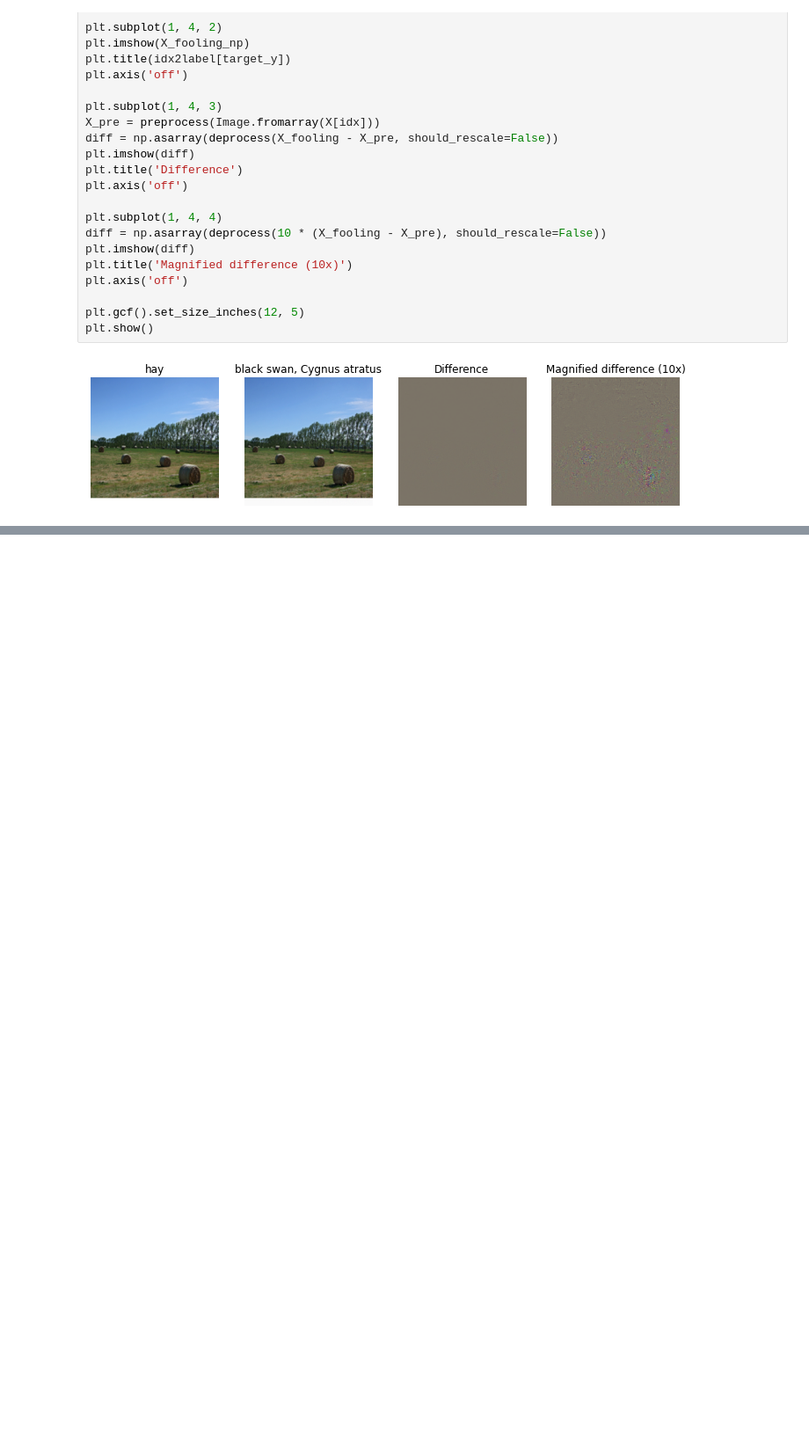
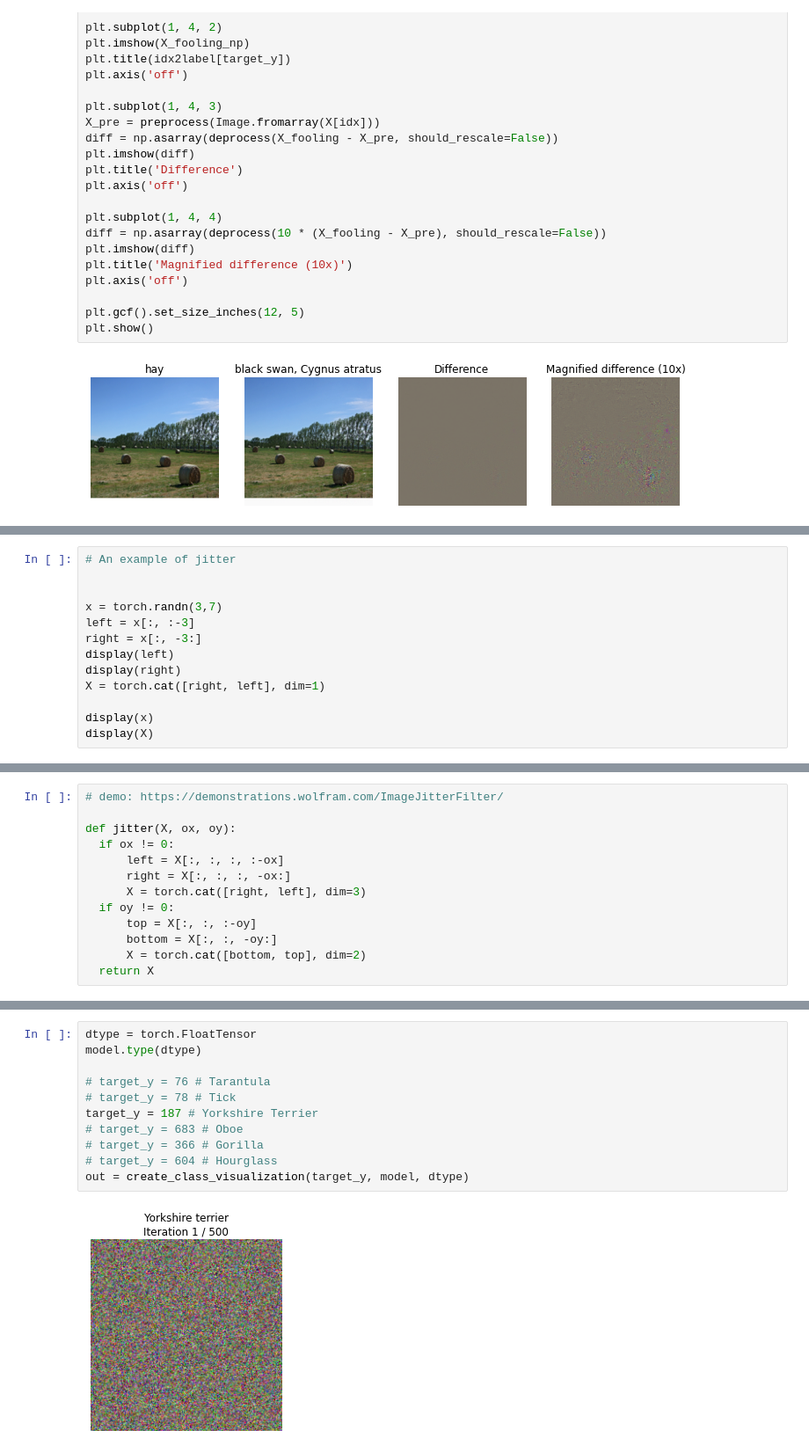
Before and after one commit to aiarjun/CNN-Explainer, a Jupyter notebook: visualizer.ipynb, the cells around one changed output, grey strips where cells are left out. Shown at 88% size. Drawn from its saved outputs; the diff is of its cells as text; blank space fills up the shorter version.

```diff
--- a/visualizer.ipynb
+++ b/visualizer.ipynb
@@ -179,0 +201,13 @@ plt.show()
+# %%
+# An example of jitter
+
+
+x = torch.randn(3,7)
+left = x[:, :-3]
+right = x[:, -3:]
+display(left)
+display(right)
+X = torch.cat([right, left], dim=1)
+
+display(x)
+display(X)
@@ -179,0 +227,13 @@ plt.show()
+# %%
+# demo: https://demonstrations.wolfram.com/ImageJitterFilter/
+
+def jitter(X, ox, oy):
+  if ox != 0:
+      left = X[:, :, :, :-ox]
+      right = X[:, :, :, -ox:]
+      X = torch.cat([right, left], dim=3)
+  if oy != 0:
+      top = X[:, :, :-oy]
+      bottom = X[:, :, -oy:]
+      X = torch.cat([bottom, top], dim=2)
+  return X
@@ -179,0 +303,13 @@ plt.show()
+# %%
+dtype = torch.FloatTensor
+model.type(dtype)
+
+# target_y = 76 # Tarantula
+# target_y = 78 # Tick
+target_y = 187 # Yorkshire Terrier
+# target_y = 683 # Oboe
+# target_y = 366 # Gorilla
+# target_y = 604 # Hourglass
+out = create_class_visualization(target_y, model, dtype)
+# %% [output]
+[figure, added]
```
Also changed, not shown: parts of 9 cells of this notebook.
